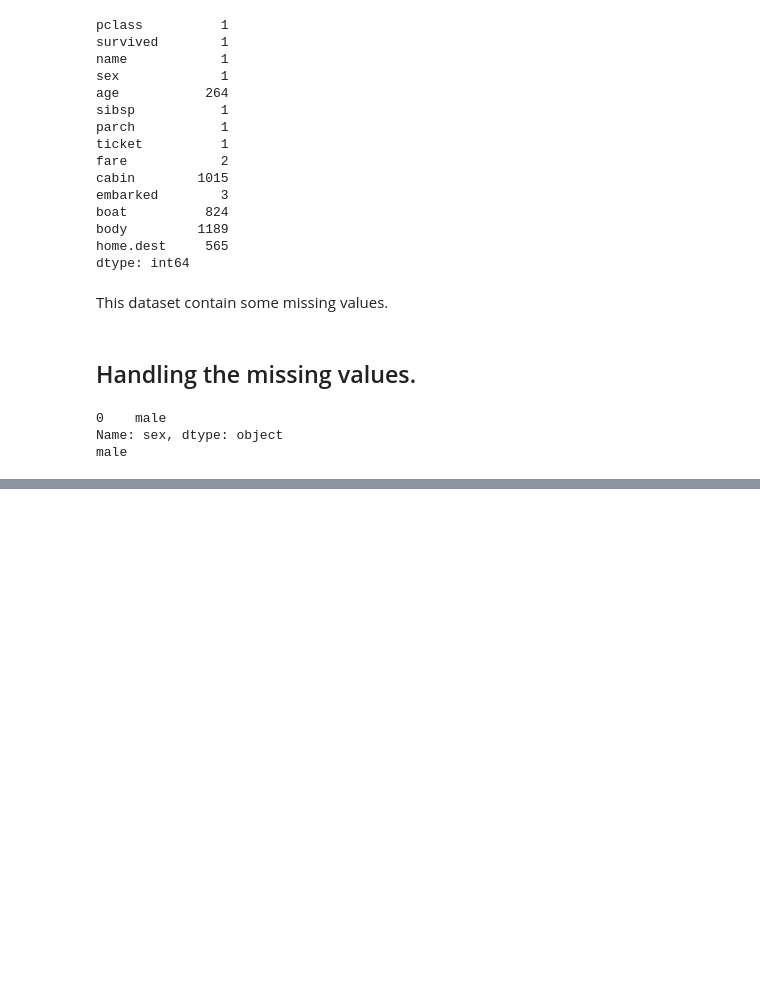
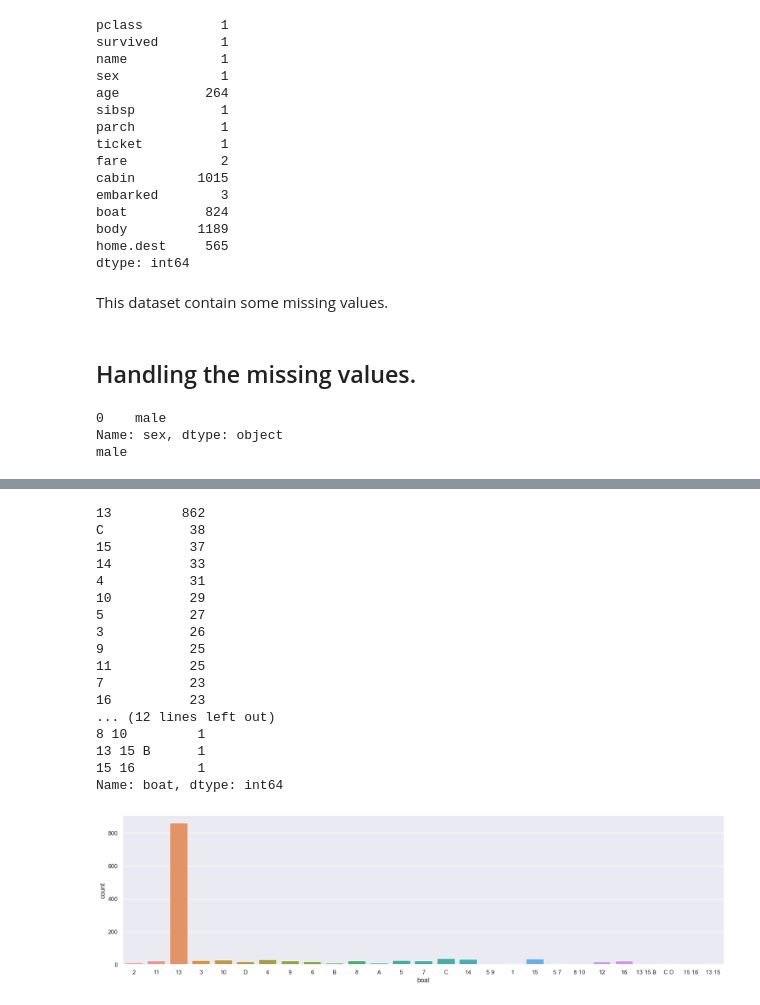
Before and after one commit to pinilDissanayaka/Titanic_Survival_Prediction, a Jupyter notebook: Titanic_Survival_Prediction.ipynb, the cells around one changed output, grey strips where cells are left out. Saved outputs shown, nothing was run; the diff lists cells and outputs as text; code cells hidden in the pictures; blank space fills up the shorter version.

```diff
--- a/Titanic_Survival_Prediction.ipynb
+++ b/Titanic_Survival_Prediction.ipynb
@@ -222,0 +249,26 @@ Cabin
+# %%
+print(df['boat'].value_counts())
+
+sns.set()
+plt.figure(figsize = (20, 5))
+sns.countplot(x = 'boat', data = df)
+plt.show()
+# %% [output]
+13         862
+C           38
+15          37
+14          33
+4           31
+10          29
+5           27
+3           26
+9           25
+11          25
+7           23
+16          23
+... (12 lines left out)
+8 10         1
+13 15 B      1
+15 16        1
+Name: boat, dtype: int64
+[figure, added]
```
Also changed, not shown: parts of 37 cells of this notebook.
